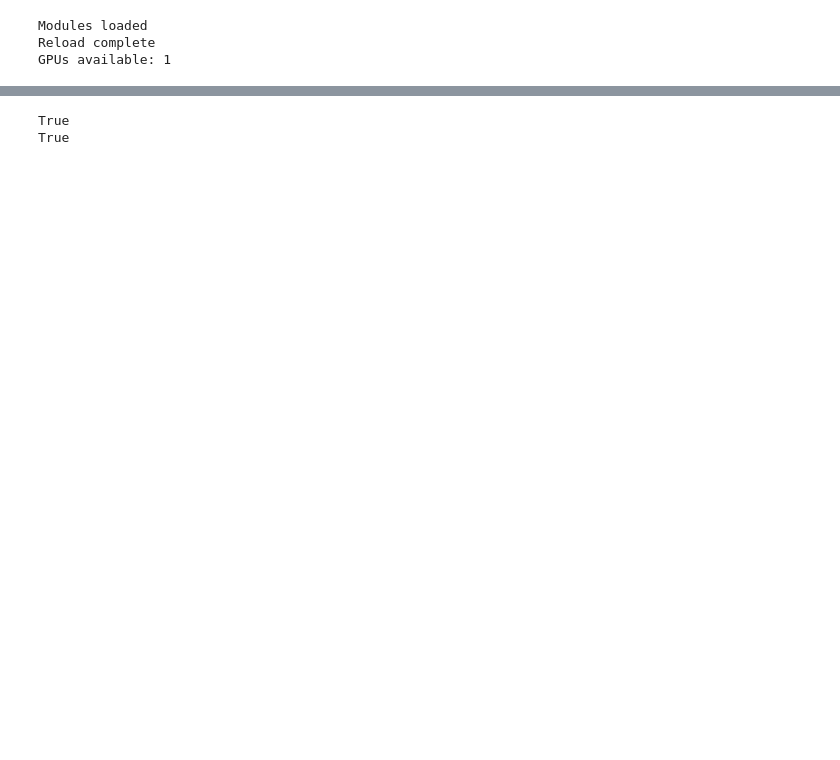
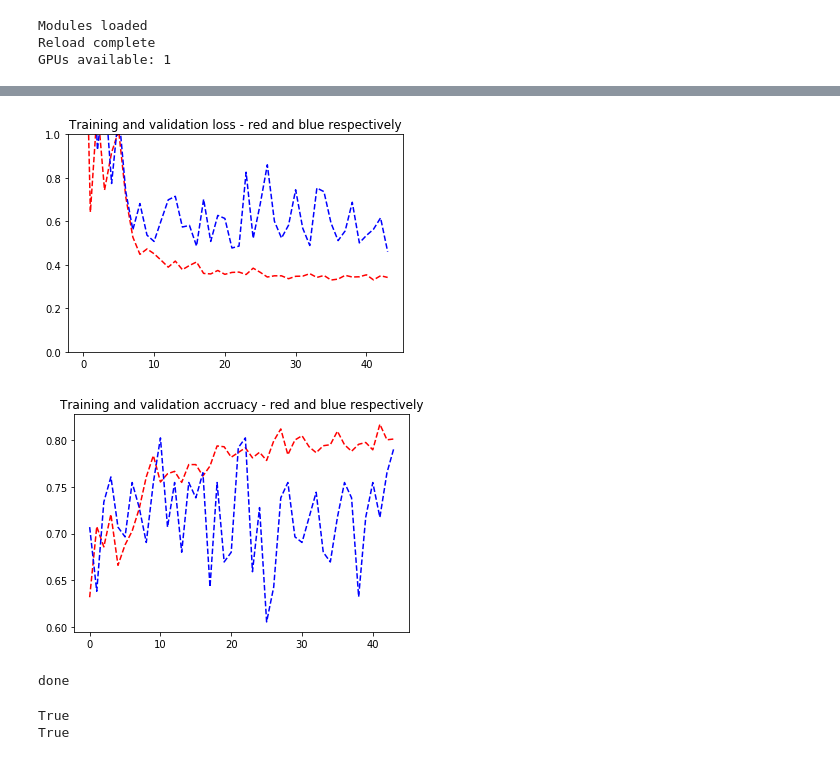
Before and after one commit to iusm-nephrology/NucleiNet, a Jupyter notebook: Andre/CellTemplate/groundTruth_example.ipynb, the cells around one changed output, grey strips where cells are left out. Drawn from its saved outputs; the diff is of its cells as text; code cells hidden in the pictures; blank space fills up the shorter version.

```diff
--- a/Andre/CellTemplate/groundTruth_example.ipynb
+++ b/Andre/CellTemplate/groundTruth_example.ipynb
@@ -134 +159,15 @@ Saving checkpoint: saved/GroundTruthMNIST/0522_200940/checkpoint-epoch30.pth ...
+# %%
+#log_dir = 'saved/runs/GroundTruth_cellData/0530_184531/'
+saved_dir = 'saved/GroundTruth_cellData/0604_204209'
+#saved_dir = 'saved/GroundTruth_maxProjection/0604_202104'
+#saved_dir = 'saved/GroundTruth_sumProjection/0604_192331'
+config_saved_filename = os.path.join(saved_dir, "config.json")
+#os.system('tensorboard --logdir ' + log_dir) cannot use with google VM without paying $$$
+viewTraining.graphLoss(saved_dir) #imported from utils
+
+print('done')
+# %% [output]
+[figure, added]
+[figure, added]
+done
 # %%
```
Also changed, not shown: parts of 8 cells of this notebook, 39 other files.
